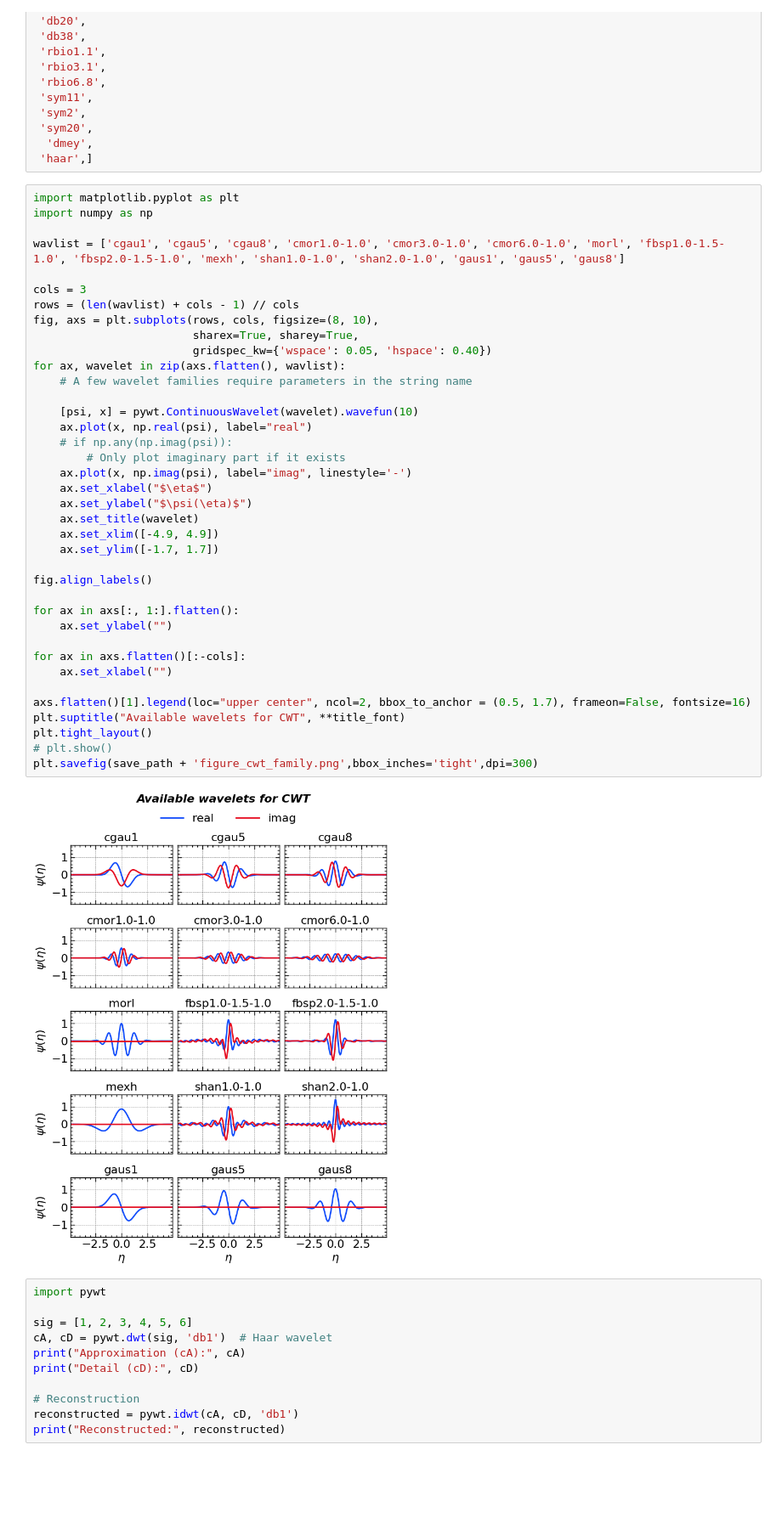
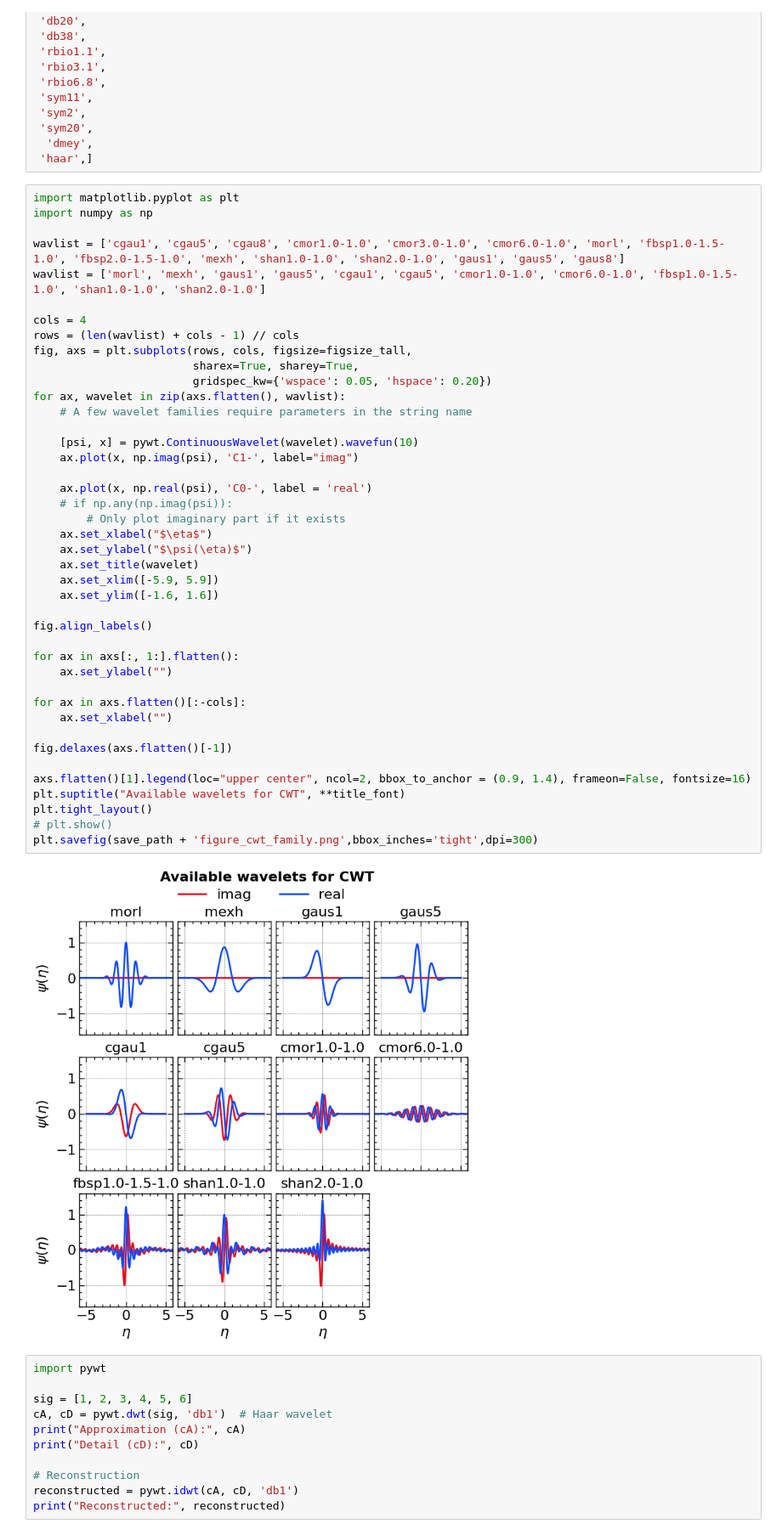
Before and after one commit to jiutongzhao/Time-Series-Data-Analysis, a Jupyter notebook: chap7.ipynb, the cells around one changed output. Shown at 85% size. Cells and saved outputs as stored; diff of their text form; blank space fills up the shorter version.

```diff
--- a/chap7.ipynb
+++ b/chap7.ipynb
@@ -234,42 +239,46 @@ selected_dwt_wavelets = ['bior1.1',
 import matplotlib.pyplot as plt
 import numpy as np
 
 wavlist = ['cgau1', 'cgau5', 'cgau8', 'cmor1.0-1.0', 'cmor3.0-1.0', 'cmor6.0-1.0', 'morl', 'fbsp1.0-1.5-1.0', 'fbsp2.0-1.5-1.0', 'mexh', 'shan1.0-1.0', 'shan2.0-1.0', 'gaus1', 'gaus5', 'gaus8']
+wavlist = ['morl', 'mexh', 'gaus1', 'gaus5', 'cgau1', 'cgau5', 'cmor1.0-1.0', 'cmor6.0-1.0', 'fbsp1.0-1.5-1.0', 'shan1.0-1.0', 'shan2.0-1.0']
 
-cols = 3
+cols = 4
 rows = (len(wavlist) + cols - 1) // cols
-fig, axs = plt.subplots(rows, cols, figsize=(8, 10),
+fig, axs = plt.subplots(rows, cols, figsize=figsize_tall,
                         sharex=True, sharey=True,
-                        gridspec_kw={'wspace': 0.05, 'hspace': 0.40})
+                        gridspec_kw={'wspace': 0.05, 'hspace': 0.20})
 for ax, wavelet in zip(axs.flatten(), wavlist):
     # A few wavelet families require parameters in the string name
 
     [psi, x] = pywt.ContinuousWavelet(wavelet).wavefun(10)
-    ax.plot(x, np.real(psi), label="real")
+    ax.plot(x, np.imag(psi), 'C1-', label="imag")
+
+    ax.plot(x, np.real(psi), 'C0-', label = 'real')
     # if np.any(np.imag(psi)):
         # Only plot imaginary part if it exists
-    ax.plot(x, np.imag(psi), label="imag", linestyle='-')
     ax.set_xlabel("$\eta$")
     ax.set_ylabel("$\psi(\eta)$")
     ax.set_title(wavelet)
-    ax.set_xlim([-4.9, 4.9])
-    ax.set_ylim([-1.7, 1.7])
+    ax.set_xlim([-5.9, 5.9])
+    ax.set_ylim([-1.6, 1.6])
 
 fig.align_labels()
 
 for ax in axs[:, 1:].flatten():
     ax.set_ylabel("")
 
 for ax in axs.flatten()[:-cols]:
     ax.set_xlabel("")
 
-axs.flatten()[1].legend(loc="upper center", ncol=2, bbox_to_anchor = (0.5, 1.7), frameon=False, fontsize=16)
+fig.delaxes(axs.flatten()[-1])
+
+axs.flatten()[1].legend(loc="upper center", ncol=2, bbox_to_anchor = (0.9, 1.4), frameon=False, fontsize=16)
 plt.suptitle("Available wavelets for CWT", **title_font)
 plt.tight_layout()
 # plt.show()
 plt.savefig(save_path + 'figure_cwt_family.png',bbox_inches='tight',dpi=300)
 # %% [output]
-[figure, old version]
+[figure, new version]
 # %%
 import pywt
 
```
Also changed, not shown: parts of 9 cells of this notebook, 8 other files.
